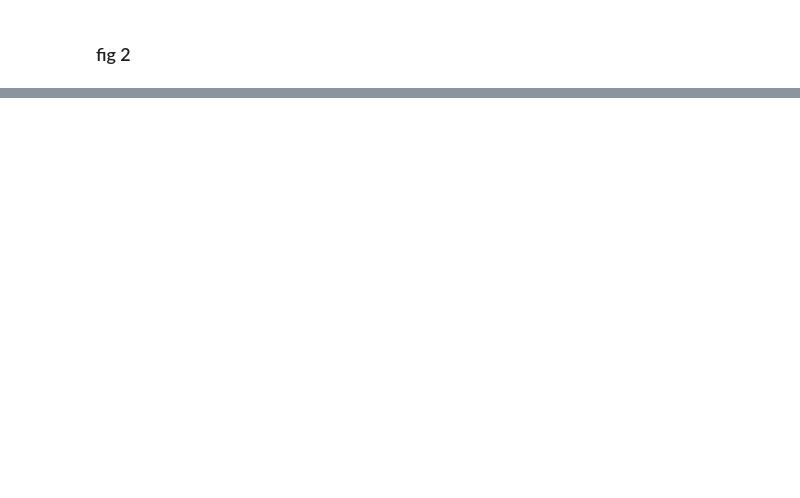
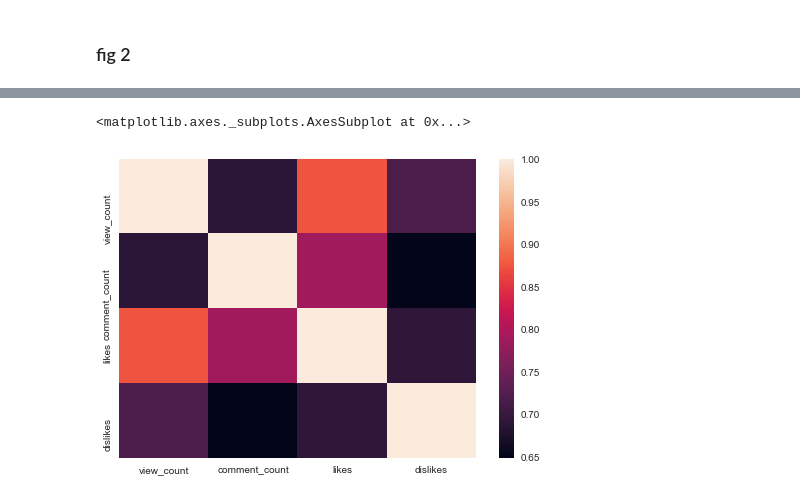
Before and after one commit to manny-p/youtube-trending-data, a Jupyter notebook: src/eda.ipynb, the cells around one changed output, grey strips where cells are left out. Drawn from its saved outputs; the diff is of its cells as text; code cells hidden in the pictures; blank space fills up the shorter version.

```diff
--- a/src/eda.ipynb
+++ b/src/eda.ipynb
@@ -335,0 +413,9 @@ plt.show()
+# %%
+# how to numbers in a heatmap sns
+#all have positive
+# view counts are most correlated with likes
+correlation = df1[['view_count', 'comment_count', 'likes', 'dislikes']].corr()
+sns.heatmap(correlation)
+# %% [output]
+<matplotlib.axes._subplots.AxesSubplot at 0x...>
+[figure, added]
```
Also changed, not shown: parts of 32 cells of this notebook.
